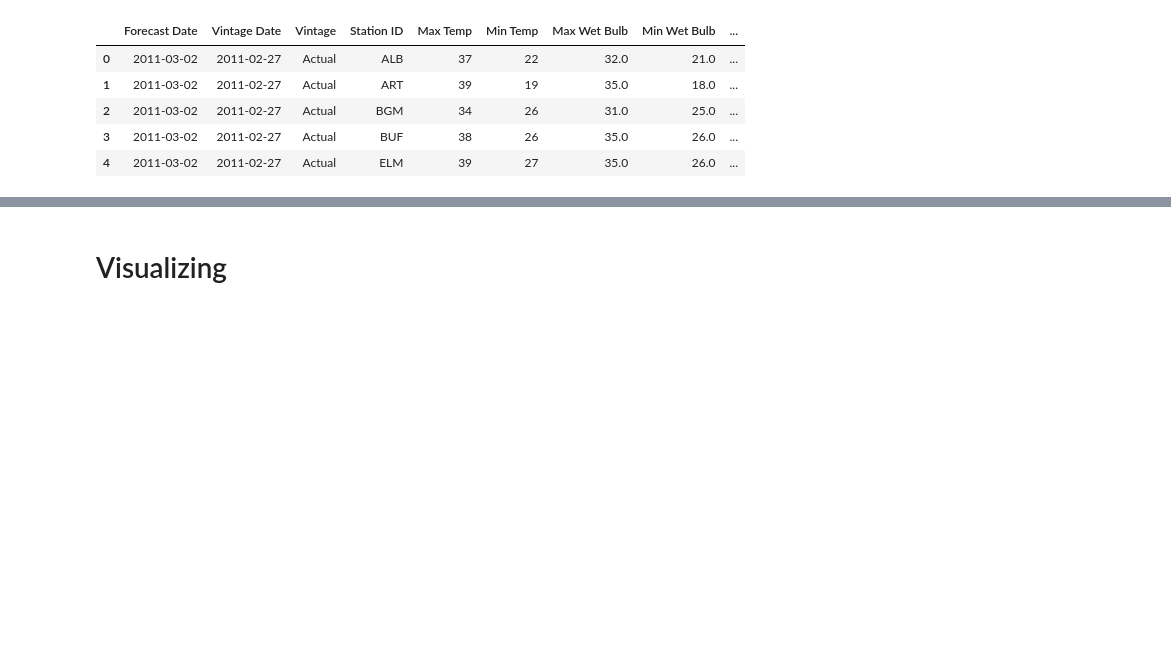
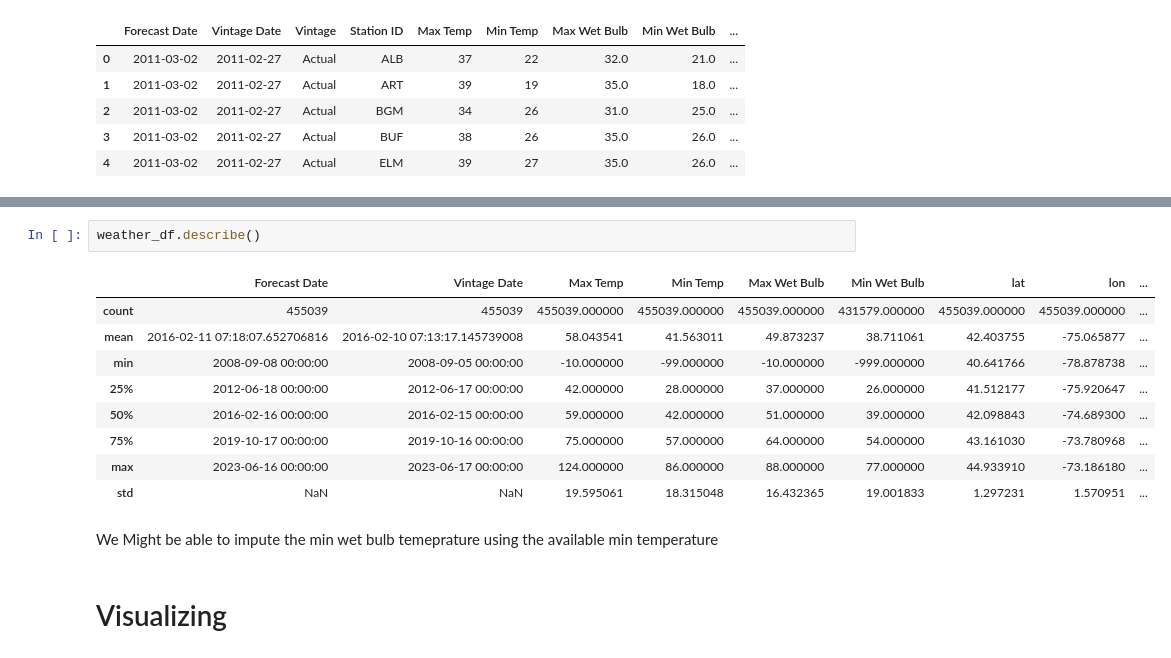
Before and after one commit to jmoro0408/Energy-Forecasting, a Jupyter notebook: scripts/explore_weather.ipynb, the cells around one changed output, grey strips where cells are left out. Cells and saved outputs as stored; diff of their text form; blank space fills up the shorter version.

```diff
--- a/scripts/explore_weather.ipynb
+++ b/scripts/explore_weather.ipynb
@@ -115,3 +149,17 @@ weather_df.head()
+# %%
+weather_df.describe()
+# %% [output]
+|  | Forecast Date | Vintage Date | Max Temp | Min Temp | Max Wet Bulb | Min Wet Bulb | lat | lon | ... |
+| count | 455039 | 455039 | 455039.000000 | 455039.000000 | 455039.000000 | 431579.000000 | 455039.000000 | 455039.000000 | ... |
+| mean | 2016-02-11 07:18:07.652706816 | 2016-02-10 07:13:17.145739008 | 58.043541 | 41.563011 | 49.873237 | 38.711061 | 42.403755 | -75.065877 | ... |
+| min | 2008-09-08 00:00:00 | 2008-09-05 00:00:00 | -10.000000 | -99.000000 | -10.000000 | -999.000000 | 40.641766 | -78.878738 | ... |
+| 25% | 2012-06-18 00:00:00 | 2012-06-17 00:00:00 | 42.000000 | 28.000000 | 37.000000 | 26.000000 | 41.512177 | -75.920647 | ... |
+| 50% | 2016-02-16 00:00:00 | 2016-02-15 00:00:00 | 59.000000 | 42.000000 | 51.000000 | 39.000000 | 42.098843 | -74.689300 | ... |
+| 75% | 2019-10-17 00:00:00 | 2019-10-16 00:00:00 | 75.000000 | 57.000000 | 64.000000 | 54.000000 | 43.161030 | -73.780968 | ... |
+| max | 2023-06-16 00:00:00 | 2023-06-17 00:00:00 | 124.000000 | 86.000000 | 88.000000 | 77.000000 | 44.933910 | -73.186180 | ... |
+| std | NaN | NaN | 19.595061 | 18.315048 | 16.432365 | 19.001833 | 1.297231 | 1.570951 | ... |
+# %% [markdown]
+We Might be able to impute the min wet bulb temeprature using the available min temperature
 # %% [markdown]
 # Visualizing
 # %% [markdown]
```
Also changed, not shown: parts of 18 cells of this notebook.
